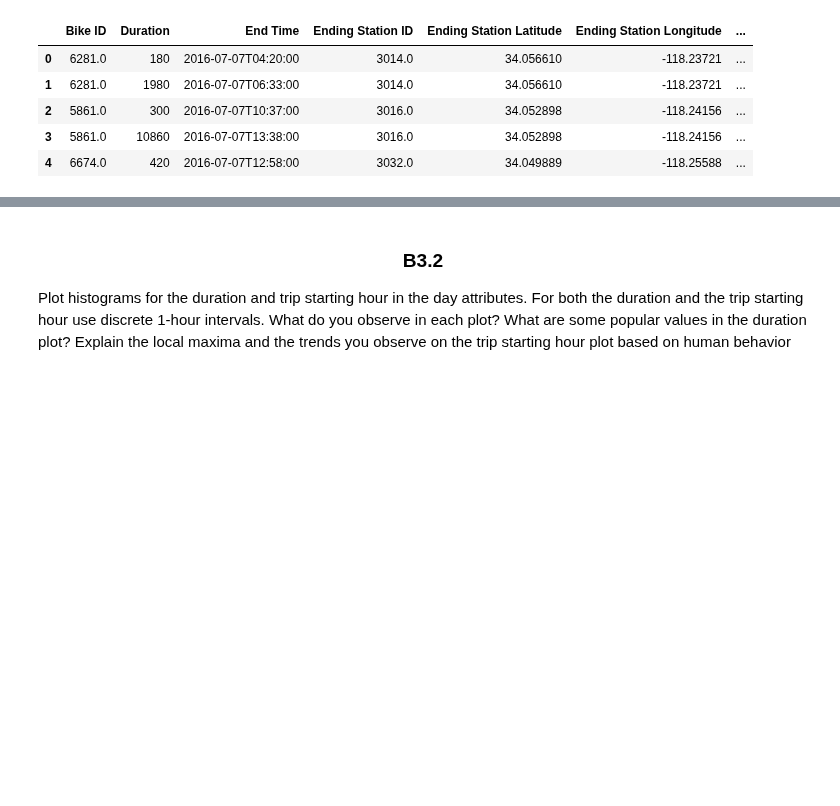
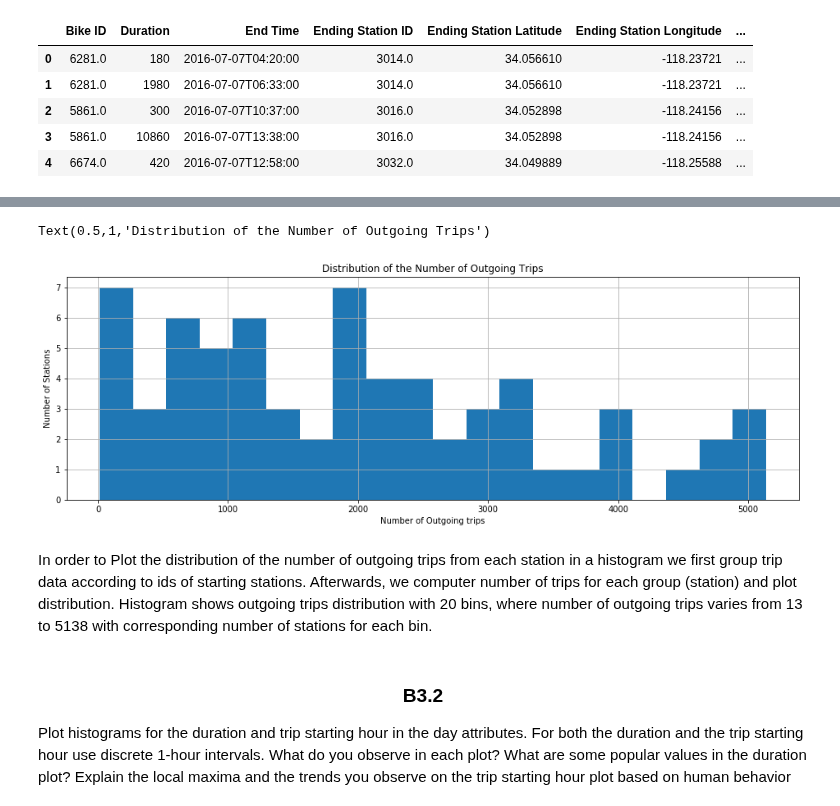
Before and after one commit to Apiquet/ADA_EPFL, a Jupyter notebook: ADA2018-Homework-master/01 - Pandas and Data Wrangling/Exercise 1.ipynb, the cells around one changed output, grey strips where cells are left out. Saved outputs shown, nothing was run; the diff lists cells and outputs as text; code cells hidden in the pictures; blank space fills up the shorter version.

```diff
--- a/ADA2018-Homework-master/01 - Pandas and Data Wrangling/Exercise 1.ipynb
+++ b/ADA2018-Homework-master/01 - Pandas and Data Wrangling/Exercise 1.ipynb
@@ -11,5 +9,5 @@ import seaborn as sns
 # %%
-DATA_FOLDER = r'C:\Users\antho\Documents\GitHub\ADA_EPFL\ADA2018-Homework-master/01 - Pandas and Data Wrangling/data'
+DATA_FOLDER = r'C:/Users/Manana/Documents/GitHub/ADA_EPFL/ADA2018-Homework-master/01 - Pandas and Data Wrangling/data'
 # %% [markdown]
 ## Task A. Another LEGO brick in the wall
 
@@ -529,3 +537,14 @@ blqblqblqblq
+# %%
+#create histogram of outgoing trips
+outgoing_trips_hist = bike_share_trip_grouped.size().plot(kind='hist', bins=20, grid=True, figsize=(16,5))
+outgoing_trips_hist.set_xlabel("Number of Outgoing trips")
+outgoing_trips_hist.set_ylabel("Number of Stations")
+outgoing_trips_hist.set_title("Distribution of the Number of Outgoing Trips")
+# %% [output]
+Text(0.5,1,'Distribution of the Number of Outgoing Trips')
+[figure, added]
+# %% [markdown]
+In order to Plot the distribution of the number of outgoing trips from each station in a histogram we first group trip data according to ids of starting stations. Afterwards, we computer number of trips for each group (station) and plot distribution. Histogram shows outgoing trips distribution with 20 bins, where number of outgoing trips varies from 13 to 5138 with corresponding number of stations for each bin.
 # %% [markdown]
 <h3 align="center"> B3.2 </h3>
 Plot histograms for the duration and trip starting hour in the day attributes. For both the duration and the trip starting hour use discrete 1-hour intervals. What do you observe in each plot? What are some popular values in the duration plot? Explain the local maxima and the trends you observe on the trip starting hour plot based on human behavior
```
Also changed, not shown: parts of 7 cells of this notebook.
